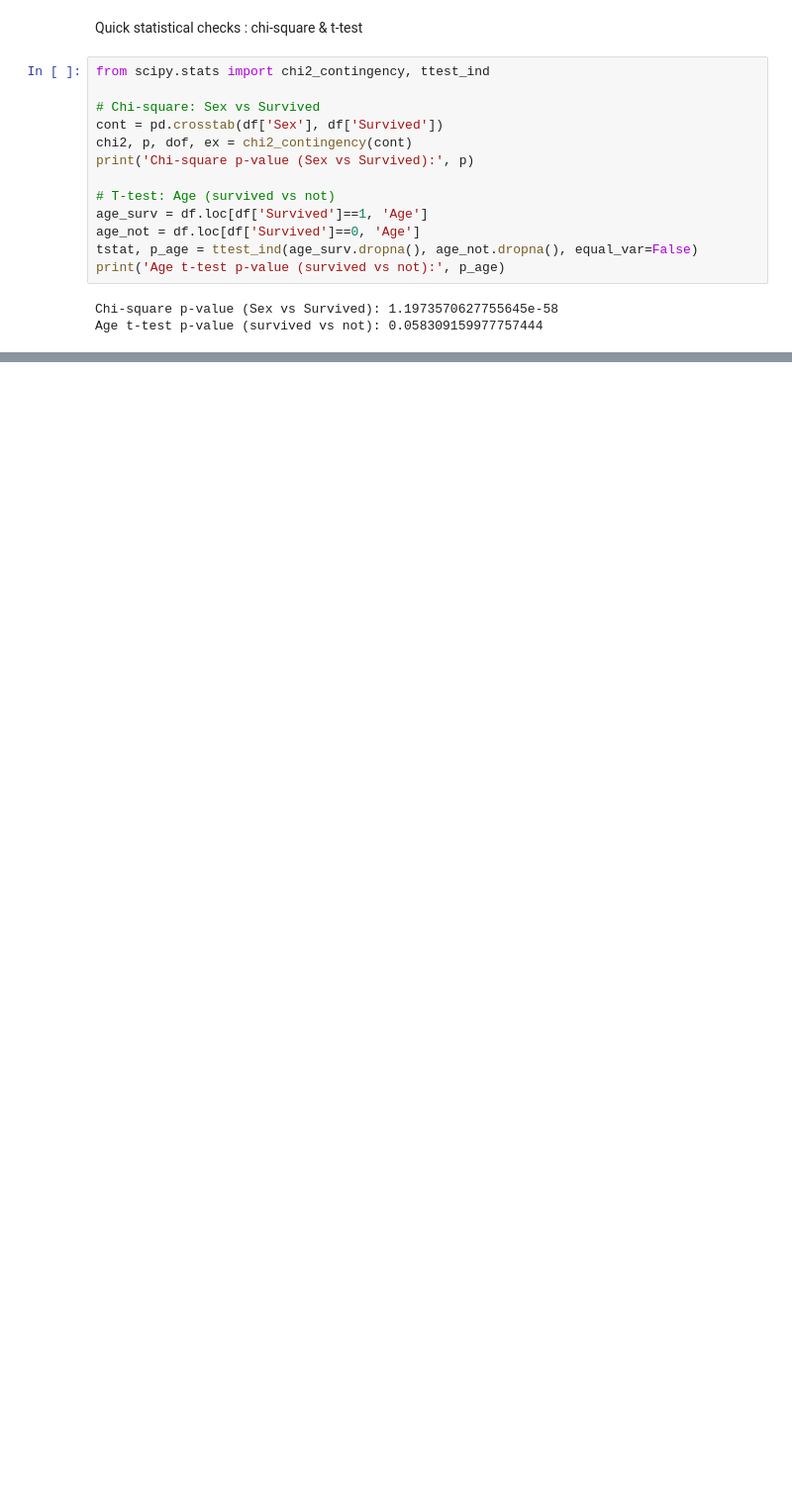
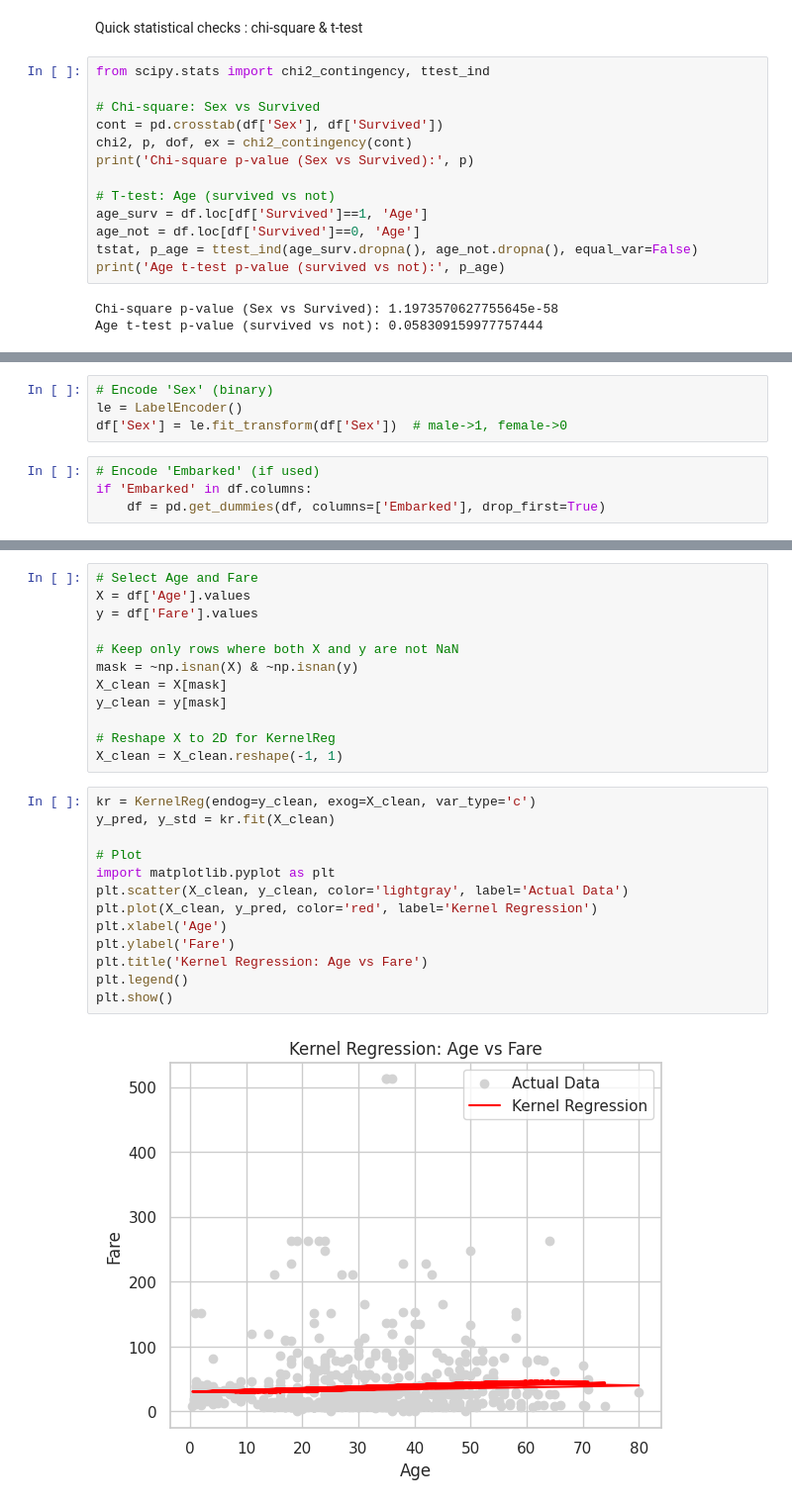
Before and after one commit to Smarikatripathi/Data-Science, a Jupyter notebook: DataScience.ipynb, the cells around one changed output, grey strips where cells are left out. Shown at 99% size. Saved outputs shown, nothing was run; the diff lists cells and outputs as text; blank space fills up the shorter version.

```diff
--- a/DataScience.ipynb
+++ b/DataScience.ipynb
@@ -298,0 +306,8 @@ Age t-test p-value (survived vs not): 0.058309159977757444
+# %%
+# Encode 'Sex' (binary)
+le = LabelEncoder()
+df['Sex'] = le.fit_transform(df['Sex'])  # male->1, female->0
+# %%
+# Encode 'Embarked' (if used)
+if 'Embarked' in df.columns:
+    df = pd.get_dummies(df, columns=['Embarked'], drop_first=True)
@@ -298,0 +392,27 @@ Age t-test p-value (survived vs not): 0.058309159977757444
+# %%
+# Select Age and Fare
+X = df['Age'].values
+y = df['Fare'].values
+
+# Keep only rows where both X and y are not NaN
+mask = ~np.isnan(X) & ~np.isnan(y)
+X_clean = X[mask]
+y_clean = y[mask]
+
+# Reshape X to 2D for KernelReg
+X_clean = X_clean.reshape(-1, 1)
+# %%
+kr = KernelReg(endog=y_clean, exog=X_clean, var_type='c')
+y_pred, y_std = kr.fit(X_clean)
+
+# Plot
+import matplotlib.pyplot as plt
+plt.scatter(X_clean, y_clean, color='lightgray', label='Actual Data')
+plt.plot(X_clean, y_pred, color='red', label='Kernel Regression')
+plt.xlabel('Age')
+plt.ylabel('Fare')
+plt.title('Kernel Regression: Age vs Fare')
+plt.legend()
+plt.show()
+# %% [output]
+[figure, added]
```
Also changed, not shown: parts of 17 cells of this notebook.
